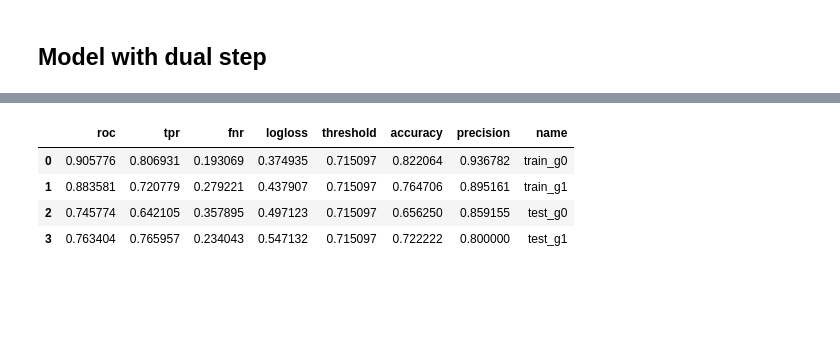
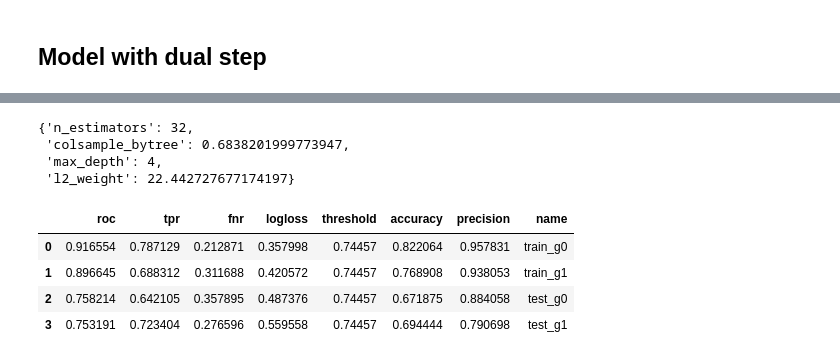
Before and after one commit to hiaac-finance/m2fgb, a Jupyter notebook: notebooks/german_tests.ipynb, the cells around one changed output, grey strips where cells are left out. Saved outputs shown, nothing was run; the diff lists cells and outputs as text; code cells hidden in the pictures; blank space fills up the shorter version.

```diff
--- a/notebooks/german_tests.ipynb
+++ b/notebooks/german_tests.ipynb
@@ -199,6 +199,14 @@ Train dual problem without hyperparameter selection.
-# %%
-dual_model = models.XGBoostWrapper(
-    objective = penalize_max_loss_subgroups(0, 1),
-    **best_params
-)
-dual_model.fit(X_train, Y_train);
+# %%
+model_search_fair = OptunaSearchCV(
+    models.XGBoostWrapper(objective = penalize_max_loss_subgroups(0, 1)),
+    {
+        "n_estimators" : IntDistribution(5, 50, step=3),
+        "colsample_bytree" : FloatDistribution(0.1, 1),
+        "max_depth" : IntDistribution(3, 10),
+        "l2_weight" : FloatDistribution(0.01, 100),
+    },
+    n_trials=100,
+    random_state = seed,
+    verbose = 0,
+)
+model_search_fair.fit(X_train, Y_train);
@@ -205,15 +231,23 @@ dual_model.fit(X_train, Y_train);
+# %%
+best_params_fair = model_search_fair.best_params_
+best_params_fair
+# %% [output]
+{'n_estimators': 32,
+ 'colsample_bytree': 0.6838201999773947,
+ 'max_depth': 4,
+ 'l2_weight': 22.442727677174197}
 # %%
 utils.eval_model_train_test(
-    dual_model,
+    model_search_fair,
     X_train, Y_train, A_train,
     X_test, Y_test, A_test,
 )
 # %% [output]
 |  | roc | tpr | fnr | logloss | threshold | accuracy | precision | name |
-| 0 | 0.905776 | 0.806931 | 0.193069 | 0.374935 | 0.715097 | 0.822064 | 0.936782 | train_g0 |
-| 1 | 0.883581 | 0.720779 | 0.279221 | 0.437907 | 0.715097 | 0.764706 | 0.895161 | train_g1 |
-| 2 | 0.745774 | 0.642105 | 0.357895 | 0.497123 | 0.715097 | 0.656250 | 0.859155 | test_g0 |
-| 3 | 0.763404 | 0.765957 | 0.234043 | 0.547132 | 0.715097 | 0.722222 | 0.800000 | test_g1 |
+| 0 | 0.916554 | 0.787129 | 0.212871 | 0.357998 | 0.74457 | 0.822064 | 0.957831 | train_g0 |
+| 1 | 0.896645 | 0.688312 | 0.311688 | 0.420572 | 0.74457 | 0.768908 | 0.938053 | train_g1 |
+| 2 | 0.758214 | 0.642105 | 0.357895 | 0.487376 | 0.74457 | 0.671875 | 0.884058 | test_g0 |
+| 3 | 0.753191 | 0.723404 | 0.276596 | 0.559558 | 0.74457 | 0.694444 | 0.790698 | test_g1 |
 # %%
 lambda_values = np.append([0],np.logspace(-6, 6, num=50))
 results = []
```
Also changed, not shown: parts of 4 cells of this notebook.
